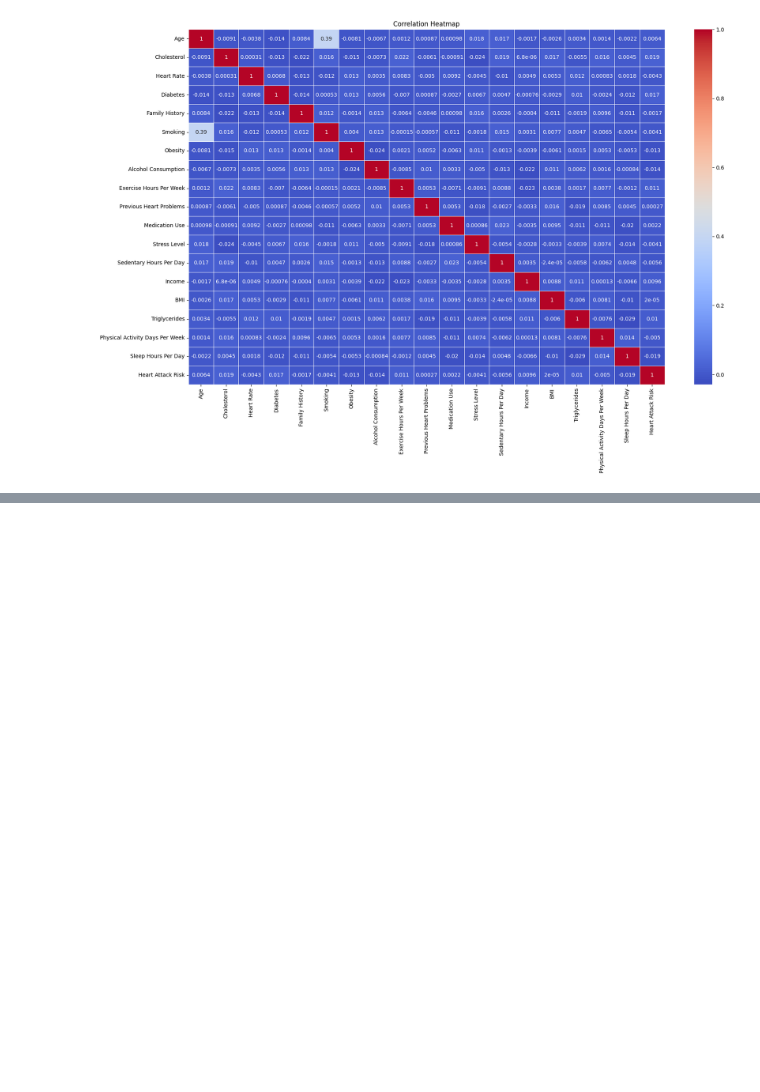
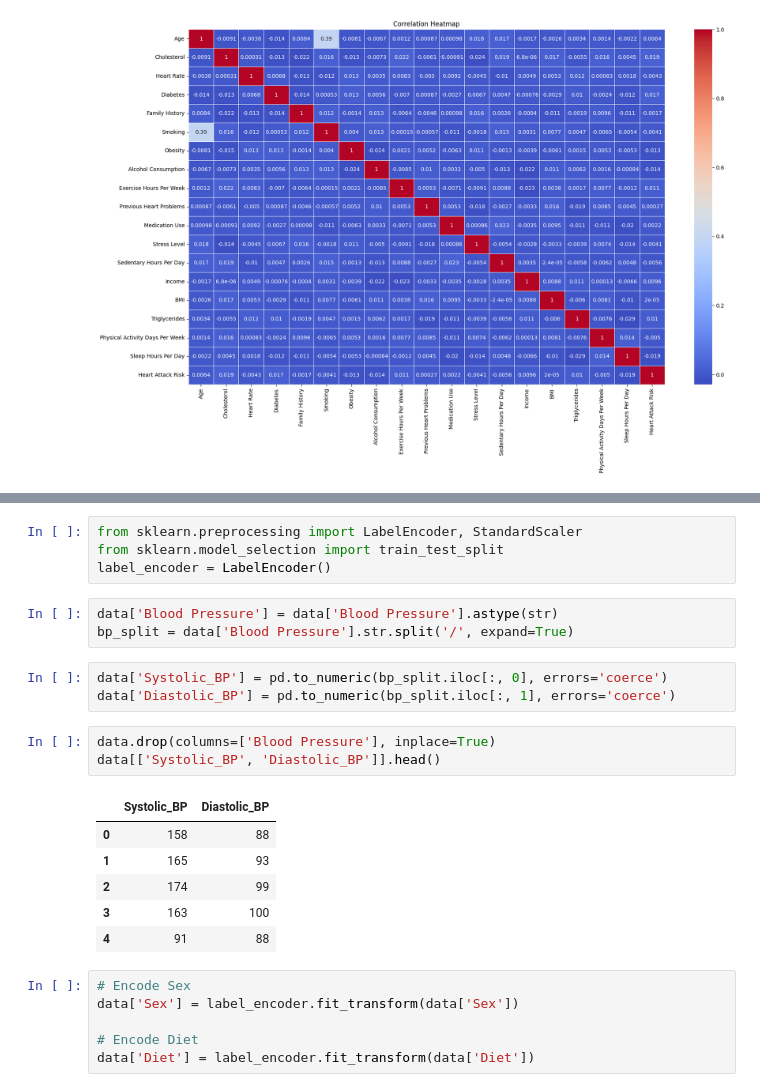
Before and after one commit to Akila-Prabath/Heart-Attack-Predictor, a Jupyter notebook: notebooks/FC212042_Sudesh/risk_predictor.ipynb, the cells around one changed output, grey strips where cells are left out. Saved outputs shown, nothing was run; the diff lists cells and outputs as text; blank space fills up the shorter version.

```diff
--- a/notebooks/FC212042_Sudesh/risk_predictor.ipynb
+++ b/notebooks/FC212042_Sudesh/risk_predictor.ipynb
@@ -202,0 +215,26 @@ plt.show()
+# %%
+from sklearn.preprocessing import LabelEncoder, StandardScaler
+from sklearn.model_selection import train_test_split
+label_encoder = LabelEncoder()
+# %%
+data['Blood Pressure'] = data['Blood Pressure'].astype(str)
+bp_split = data['Blood Pressure'].str.split('/', expand=True)
+# %%
+data['Systolic_BP'] = pd.to_numeric(bp_split.iloc[:, 0], errors='coerce')
+data['Diastolic_BP'] = pd.to_numeric(bp_split.iloc[:, 1], errors='coerce')
+# %%
+data.drop(columns=['Blood Pressure'], inplace=True)
+data[['Systolic_BP', 'Diastolic_BP']].head()
+# %% [output]
+|  | Systolic_BP | Diastolic_BP |
+| 0 | 158 | 88 |
+| 1 | 165 | 93 |
+| 2 | 174 | 99 |
+| 3 | 163 | 100 |
+| 4 | 91 | 88 |
+# %%
+# Encode Sex
+data['Sex'] = label_encoder.fit_transform(data['Sex'])
+
+# Encode Diet
+data['Diet'] = label_encoder.fit_transform(data['Diet'])
```
Also changed, not shown: parts of 7 cells of this notebook, 1 other file.
